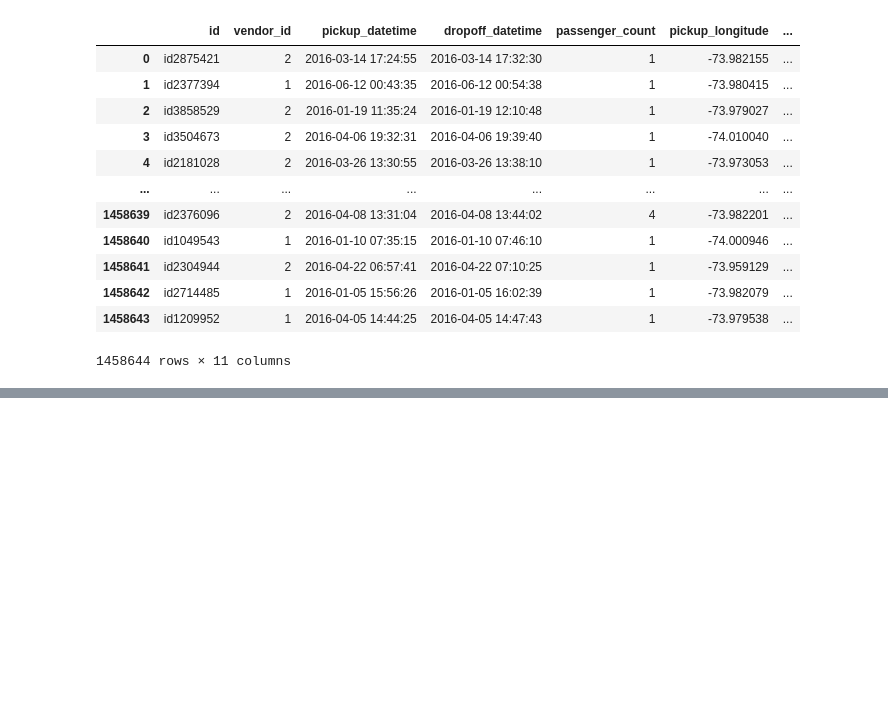
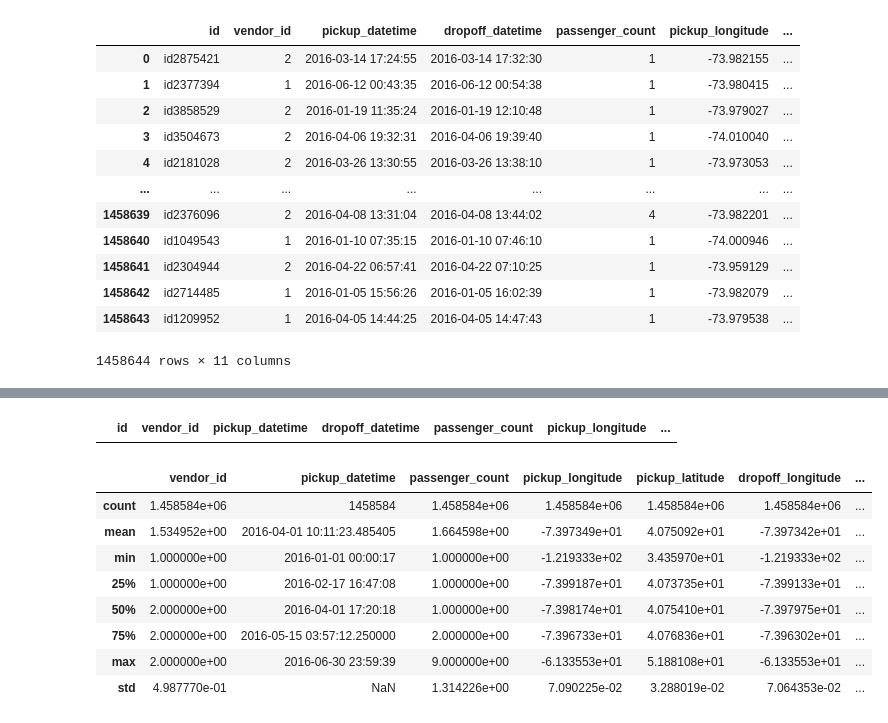
Before and after one commit to Gowri-Rukku/data-science, a Jupyter notebook: nycproject1.ipynb, the cells around one changed output, grey strips where cells are left out. Cells and saved outputs as stored; diff of their text form; code cells hidden in the pictures; blank space fills up the shorter version.

```diff
--- a/nycproject1.ipynb
+++ b/nycproject1.ipynb
@@ -19,0 +145,29 @@ df
+# %%
+df[df.duplicated()]
+# %% [output]
+|  | id | vendor_id | pickup_datetime | dropoff_datetime | passenger_count | pickup_longitude | ... |
+# %%
+df = df.dropna()
+df = df[df["passenger_count"] > 0]
+df = df[df["trip_duration"] > 0]
+# %%
+df = df.dropna()
+# %%
+df = df[df["passenger_count"] > 0]
+# %%
+df["pickup_datetime"] = pd.to_datetime(df["pickup_datetime"])
+
+df["pickup_hour"] = df["pickup_datetime"].dt.hour
+df["pickup_day"] = df["pickup_datetime"].dt.dayofweek
+# %%
+df.describe()
+# %% [output]
+|  | vendor_id | pickup_datetime | passenger_count | pickup_longitude | pickup_latitude | dropoff_longitude | ... |
+| count | 1.458584e+06 | 1458584 | 1.458584e+06 | 1.458584e+06 | 1.458584e+06 | 1.458584e+06 | ... |
+| mean | 1.534952e+00 | 2016-04-01 10:11:23.485405 | 1.664598e+00 | -7.397349e+01 | 4.075092e+01 | -7.397342e+01 | ... |
+| min | 1.000000e+00 | 2016-01-01 00:00:17 | 1.000000e+00 | -1.219333e+02 | 3.435970e+01 | -1.219333e+02 | ... |
+| 25% | 1.000000e+00 | 2016-02-17 16:47:08 | 1.000000e+00 | -7.399187e+01 | 4.073735e+01 | -7.399133e+01 | ... |
+| 50% | 2.000000e+00 | 2016-04-01 17:20:18 | 1.000000e+00 | -7.398174e+01 | 4.075410e+01 | -7.397975e+01 | ... |
+| 75% | 2.000000e+00 | 2016-05-15 03:57:12.250000 | 2.000000e+00 | -7.396733e+01 | 4.076836e+01 | -7.396302e+01 | ... |
+| max | 2.000000e+00 | 2016-06-30 23:59:39 | 9.000000e+00 | -6.133553e+01 | 5.188108e+01 | -6.133553e+01 | ... |
+| std | 4.987770e-01 | NaN | 1.314226e+00 | 7.090225e-02 | 3.288019e-02 | 7.064353e-02 | ... |
```
Also changed, not shown: parts of 19 cells of this notebook.
